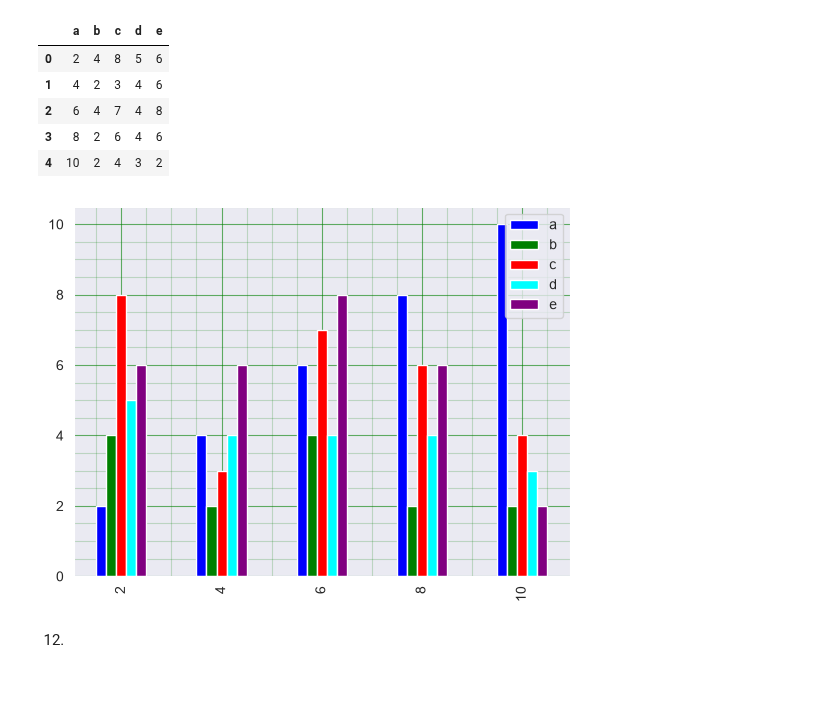
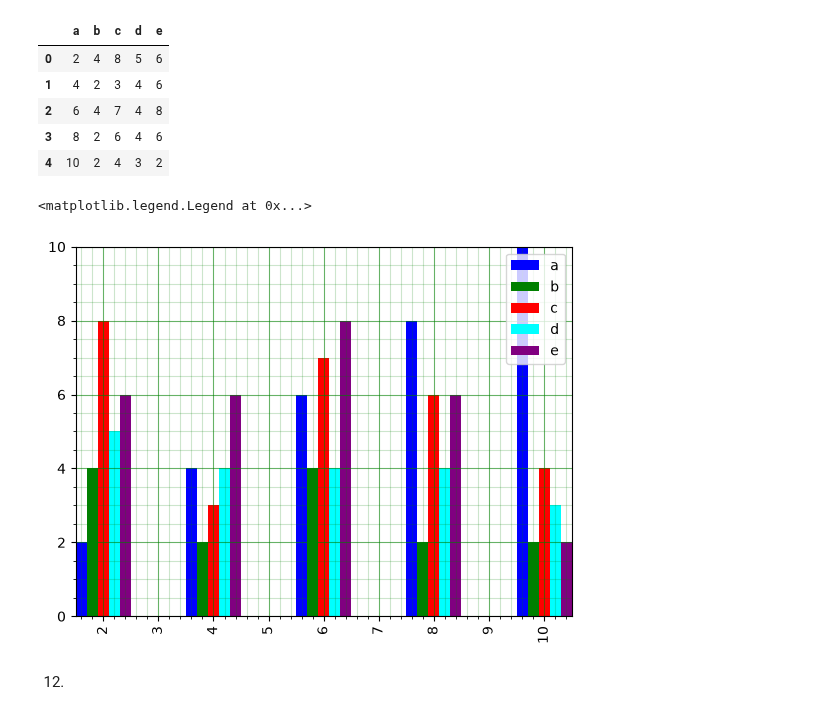
Before and after one commit to abhinavsatyam332-cloud/backup-pgcp-AI22, a Jupyter notebook: Data Analytics/Practical/Day 3/assignment3.ipynb, the cells around one changed output. Saved outputs shown, nothing was run; the diff lists cells and outputs as text; code cells hidden in the pictures; blank space fills up the shorter version.

```diff
--- a/Data Analytics/Practical/Day 3/assignment3.ipynb
+++ b/Data Analytics/Practical/Day 3/assignment3.ipynb
@@ -205,22 +203,24 @@ df
 # %%
 index= np.arange(2,12,2)
 width = 1
 wpbar= width / 5
+plt.margins(False)
+
+plt.minorticks_on()
+plt.grid(which='major',color='green',alpha=0.6)
+plt.grid(which='minor',color='green',alpha=0.2)
 
 plt.bar(index - wpbar*2 ,       height=df['a'],   width=wpbar     ,color = 'blue' ,label='a')
 plt.bar(index - wpbar ,       height=df['b'],     width=wpbar       ,color = 'green', label='b')
 plt.bar(index,              height=df['c'], width=wpbar   ,color = 'red',label='c')
 plt.bar(index + wpbar,    height=df['d'],     width=wpbar       ,color = 'cyan',label='d')
 plt.bar(index + wpbar*2,        height=df['e'], width=wpbar   ,color = 'purple',label='e')
 
 plt.xticks(rotation=90)
 plt.legend()
-
-plt.minorticks_on()
-plt.grid(which='major',color='green',alpha=0.6)
-plt.grid(which='minor',color='green',alpha=0.2)
 # %% [output]
+<matplotlib.legend.Legend at 0x...>
-[figure, old version]
+[figure, new version]
 # %% [markdown]
 12.
 # %%
```
Also changed, not shown: parts of 11 cells of this notebook, 6 other files.
